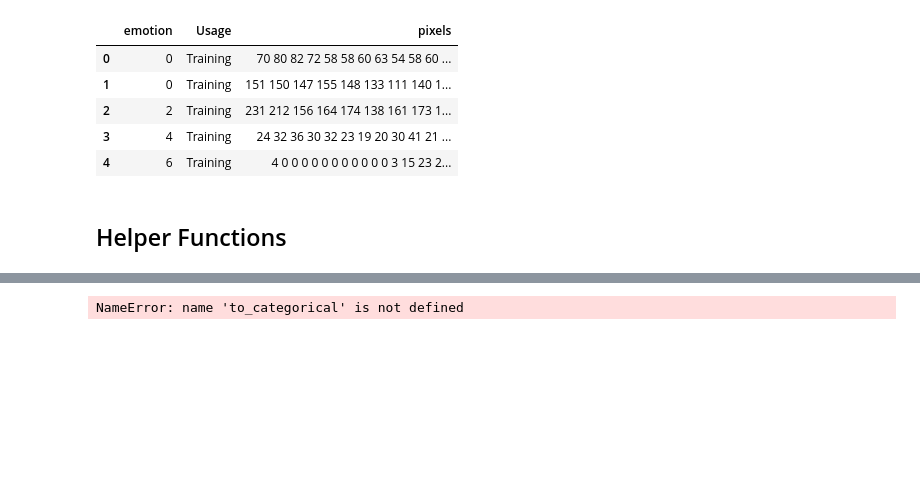
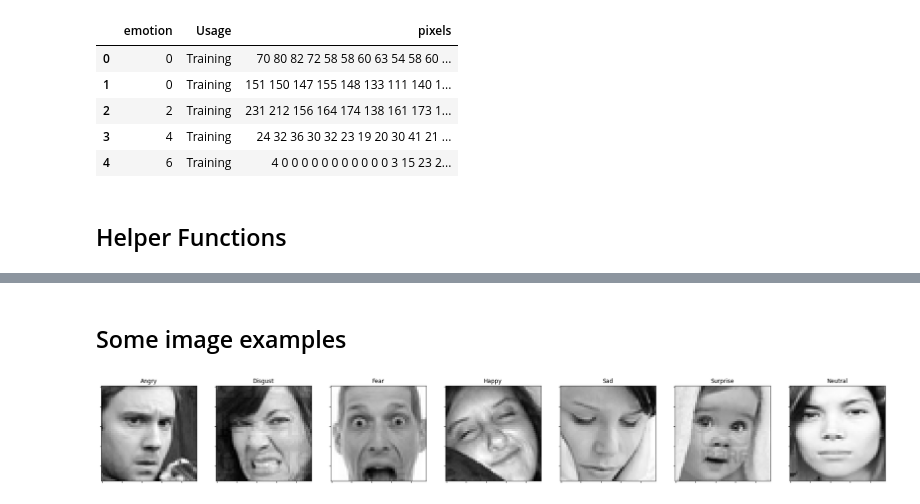
Before and after one commit to Bernie-R/Expressions, a Jupyter notebook: EDA and Training CNN.ipynb, the cells around one changed output, grey strips where cells are left out. Cells and saved outputs as stored; diff of their text form; code cells hidden in the pictures; blank space fills up the shorter version.

```diff
--- a/EDA and Training CNN.ipynb
+++ b/EDA and Training CNN.ipynb
@@ -45,7 +41,10 @@ os.listdir(path)
+# %%
+import os
+dir_path = os.getcwd()
 # %%
-data = pd.read_csv(path + "\icml_face_data.csv")
+data = pd.read_csv(dir_path + "/data/icml_face_data.csv")
 # %%
-train_images = pd.read_csv(path + "/train.csv")
+train_images = pd.read_csv(dir_path + "/data/train.csv")
 # %%
 data.head()
 # %% [output]
@@ -176,9 +153,3 @@ val_images = val_image_array.reshape((val_image_array.shape[0], 48, 48, 1))
 val_images = val_images.astype('float32')/255
 test_images = test_image_array.reshape((test_image_array.shape[0], 48, 48, 1))
 test_images = test_images.astype('float32')/255
-# %%
-train_labels = to_categorical(train_image_label)
-val_labels = to_categorical(val_image_label)
-test_labels = to_categorical(test_image_label)
-# %% [output]
-NameError: name 'to_categorical' is not defined
@@ -184,0 +161,6 @@ NameError: name 'to_categorical' is not defined
+# %% [markdown]
+## Some image examples
+# %%
+plot_all_emotions()
+# %% [output]
+[figure, added]
```
Also changed, not shown: parts of 19 cells of this notebook, 1 other file.
